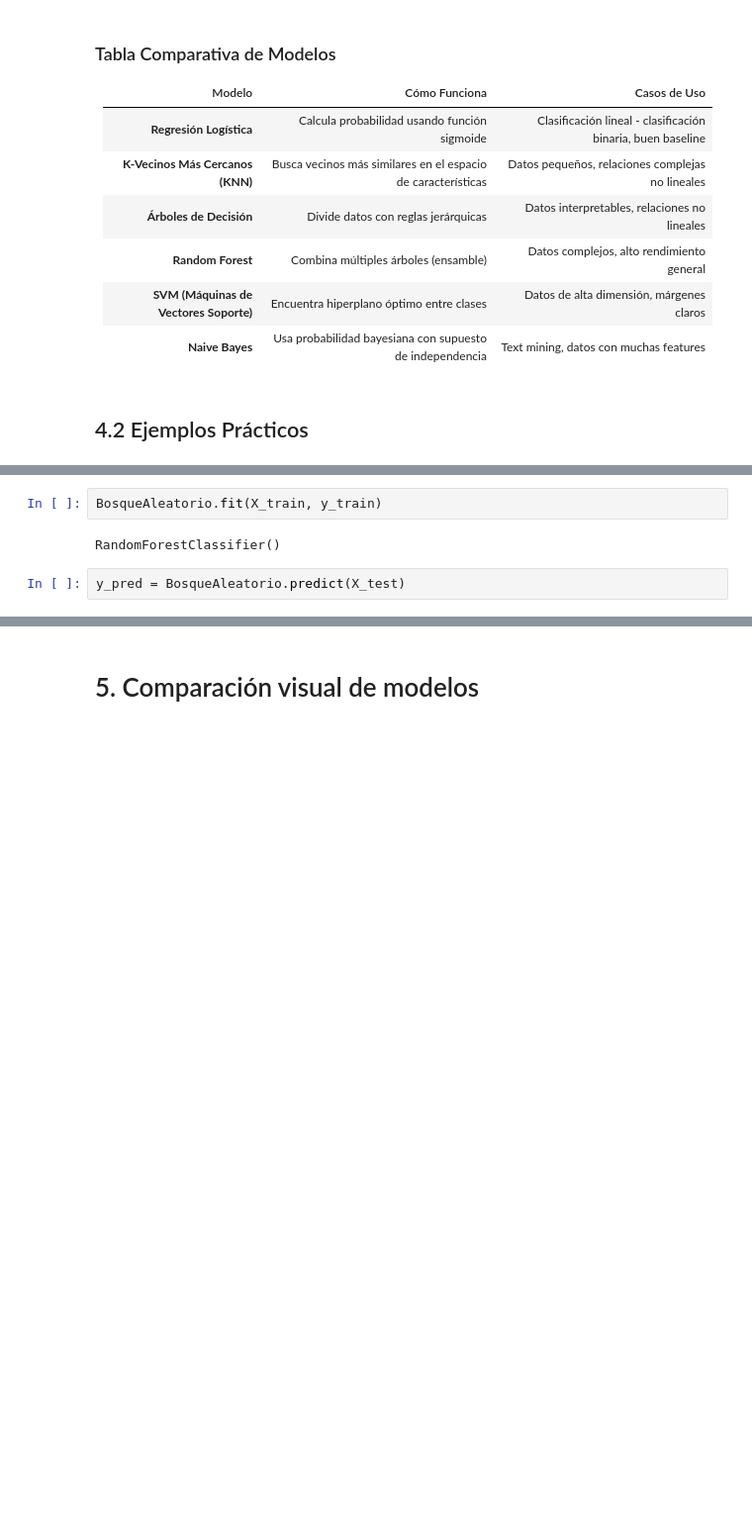
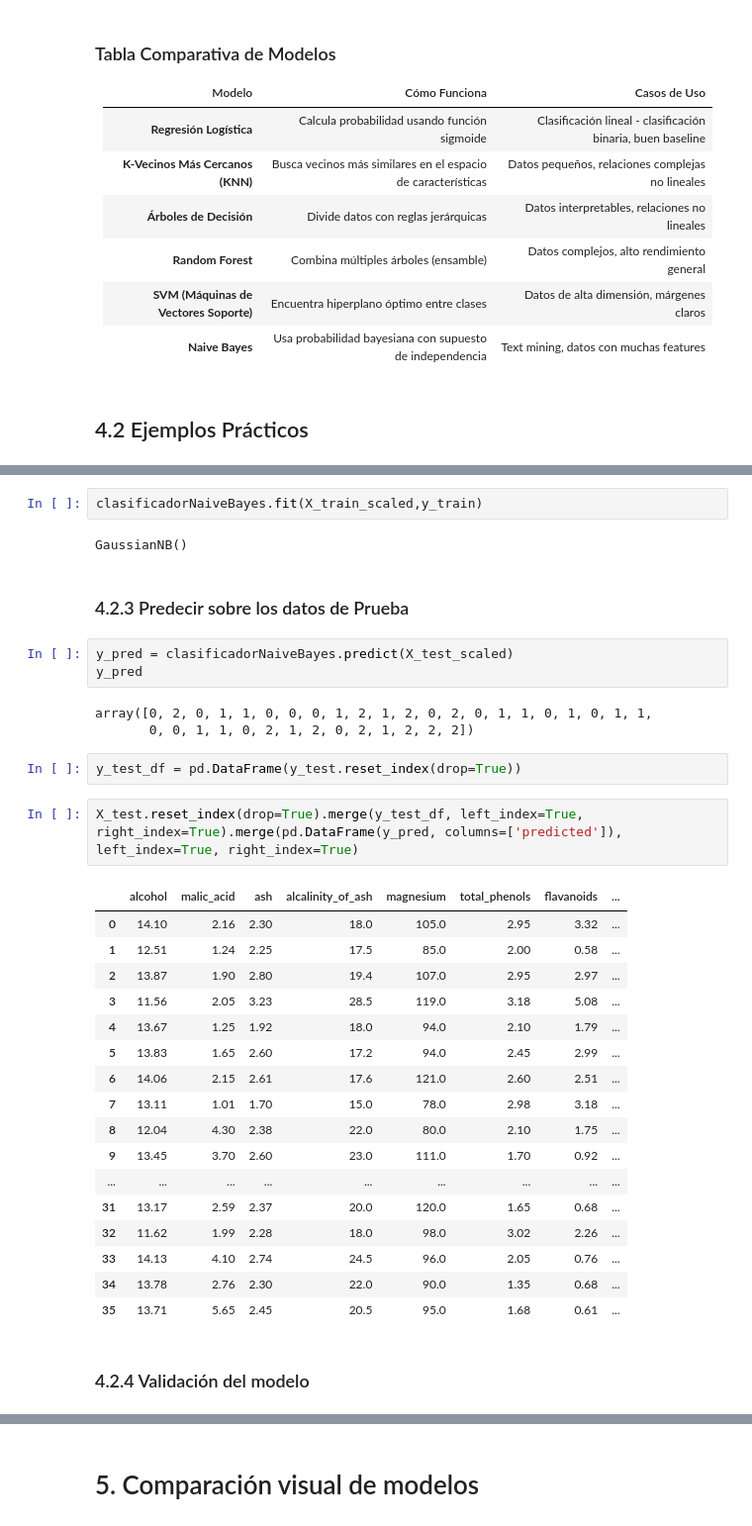
Before and after one commit to stev1990-maker/Bootcamp-DS-Yasser_Stev_Rodriguez---Cohorte-202604, a Jupyter notebook: Clase 18 - Aprendizaje Supervisado Clasificación/Aprendizaje_Supervisado_Clasificación.ipynb, the cells around one changed output, grey strips where cells are left out. Shown: that part at 99% size. Drawn from its saved outputs; the diff is of its cells as text; blank space fills up the shorter version.

```diff
--- a/Clase 18 - Aprendizaje Supervisado Clasificación/Aprendizaje_Supervisado_Clasificación.ipynb
+++ b/Clase 18 - Aprendizaje Supervisado Clasificación/Aprendizaje_Supervisado_Clasificación.ipynb
@@ -200,9 +210,39 @@ RandomForestClassifier()
 # %%
-BosqueAleatorio.fit(X_train, y_train)
+clasificadorNaiveBayes.fit(X_train_scaled,y_train)
 # %% [output]
-RandomForestClassifier()
+GaussianNB()
-# %%
-y_pred = BosqueAleatorio.predict(X_test)
+# %% [markdown]
+### 4.2.3 Predecir sobre los datos de Prueba
+# %%
+y_pred = clasificadorNaiveBayes.predict(X_test_scaled)
+y_pred
+# %% [output]
+array([0, 2, 0, 1, 1, 0, 0, 0, 1, 2, 1, 2, 0, 2, 0, 1, 1, 0, 1, 0, 1, 1,
+       0, 0, 1, 1, 0, 2, 1, 2, 0, 2, 1, 2, 2, 2])
+# %%
+y_test_df = pd.DataFrame(y_test.reset_index(drop=True))
+# %%
+X_test.reset_index(drop=True).merge(y_test_df, left_index=True, right_index=True).merge(pd.DataFrame(y_pred, columns=['predicted']), left_index=True, right_index=True)
+# %% [output]
+|  | alcohol | malic_acid | ash | alcalinity_of_ash | magnesium | total_phenols | flavanoids | ... |
+| 0 | 14.10 | 2.16 | 2.30 | 18.0 | 105.0 | 2.95 | 3.32 | ... |
+| 1 | 12.51 | 1.24 | 2.25 | 17.5 | 85.0 | 2.00 | 0.58 | ... |
+| 2 | 13.87 | 1.90 | 2.80 | 19.4 | 107.0 | 2.95 | 2.97 | ... |
+| 3 | 11.56 | 2.05 | 3.23 | 28.5 | 119.0 | 3.18 | 5.08 | ... |
+| 4 | 13.67 | 1.25 | 1.92 | 18.0 | 94.0 | 2.10 | 1.79 | ... |
+| 5 | 13.83 | 1.65 | 2.60 | 17.2 | 94.0 | 2.45 | 2.99 | ... |
+| 6 | 14.06 | 2.15 | 2.61 | 17.6 | 121.0 | 2.60 | 2.51 | ... |
+| 7 | 13.11 | 1.01 | 1.70 | 15.0 | 78.0 | 2.98 | 3.18 | ... |
+| 8 | 12.04 | 4.30 | 2.38 | 22.0 | 80.0 | 2.10 | 1.75 | ... |
+| 9 | 13.45 | 3.70 | 2.60 | 23.0 | 111.0 | 1.70 | 0.92 | ... |
+| ... | ... | ... | ... | ... | ... | ... | ... | ... |
+| 31 | 13.17 | 2.59 | 2.37 | 20.0 | 120.0 | 1.65 | 0.68 | ... |
+| 32 | 11.62 | 1.99 | 2.28 | 18.0 | 98.0 | 3.02 | 2.26 | ... |
+| 33 | 14.13 | 4.10 | 2.74 | 24.5 | 96.0 | 2.05 | 0.76 | ... |
+| 34 | 13.78 | 2.76 | 2.30 | 22.0 | 90.0 | 1.35 | 0.68 | ... |
+| 35 | 13.71 | 5.65 | 2.45 | 20.5 | 95.0 | 1.68 | 0.61 | ... |
+# %% [markdown]
+### 4.2.4 Validación del modelo
 # %%
 print(classification_report(y_test, y_pred))
 cm = confusion_matrix(y_test, y_pred)
```
Also changed, not shown: parts of 16 cells of this notebook, 1 other file.
